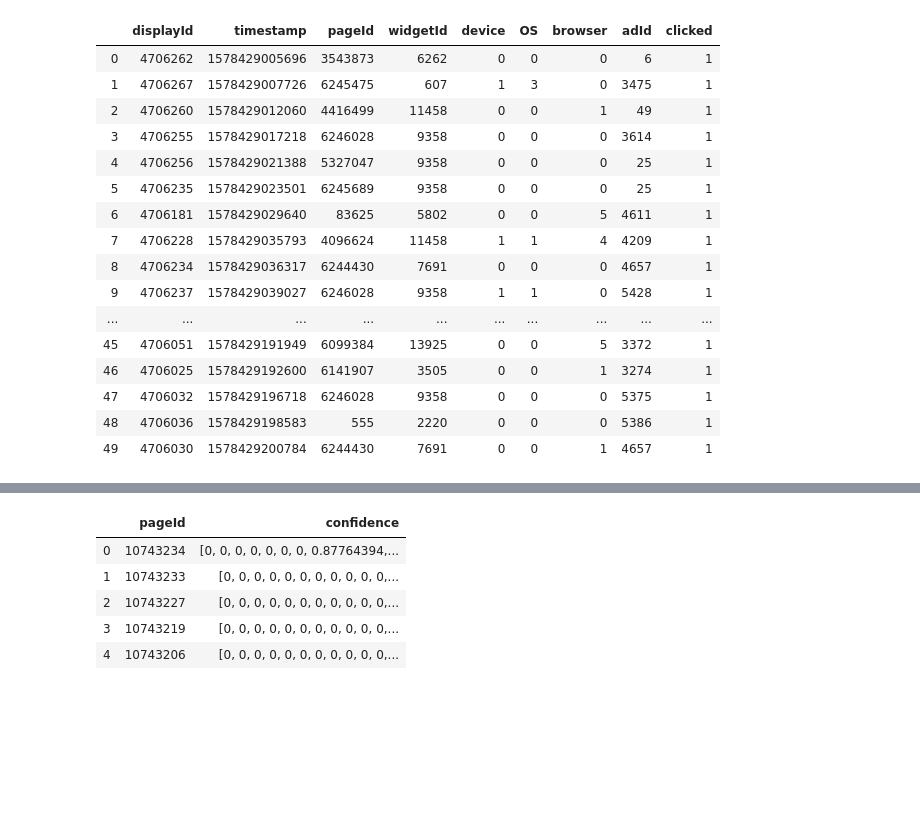
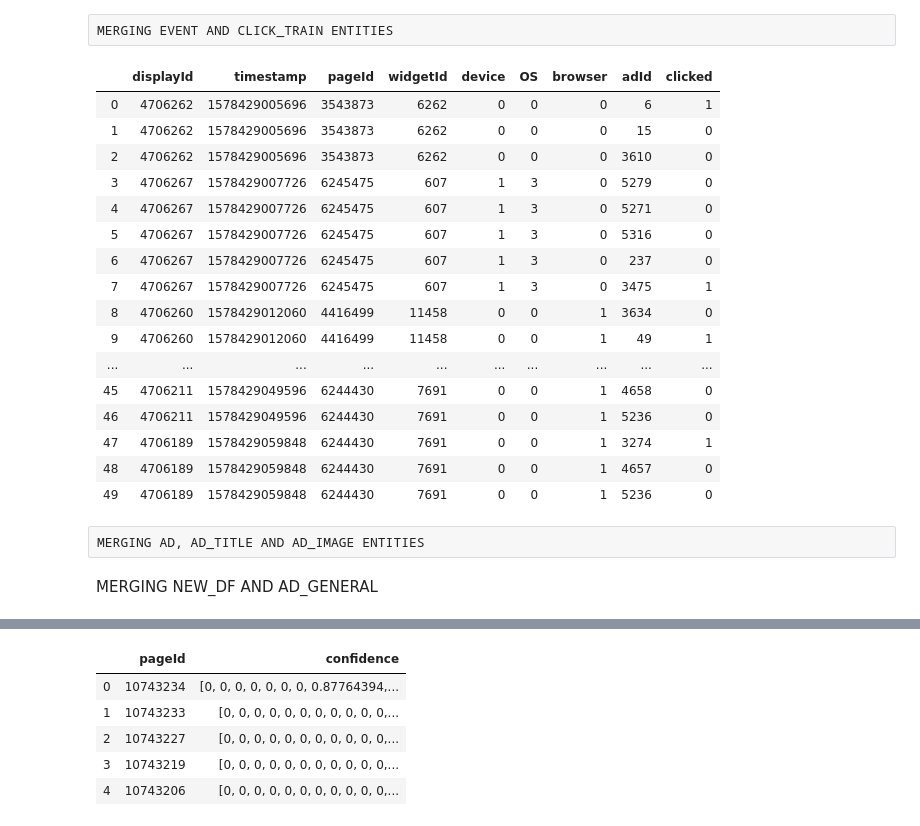
Before and after one commit to sajjad-yazdanparast/data-days, a Jupyter notebook: main.ipynb, the cells around one changed output, grey strips where cells are left out. Drawn from its saved outputs; the diff is of its cells as text; code cells hidden in the pictures; blank space fills up the shorter version.

```diff
--- a/main.ipynb
+++ b/main.ipynb
@@ -22,34 +22,43 @@ event.drop('userId',axis=1,inplace=True)
 page = pd.read_csv('/media/sajjad/New Volume/Dataset/datadays2020_contest_public_dataset/page.csv')
 # %%
 page_topic = pd.read_csv('/media/sajjad/New Volume/Dataset/datadays2020_contest_public_dataset/page_topic.csv')
+# %% [raw]
+MERGING EVENT AND CLICK_TRAIN ENTITIES
 # %%
-mindisplayId = event['displayId'].unique()[:1000]
+mindisplayId = event['displayId'].unique()[:5000]
 optimizer_list = []
 i = 0
 for id_ in mindisplayId :
-    z = pd.merge(event[event['displayId']==id_],click_train[(click_train['displayId']==id_) & (click_train['clicked']==1)])
+    z = pd.merge(event[event['displayId']==id_],click_train[(click_train['displayId']==id_)])
 
     size = len(z)
     for j in range(size):
         optimizer_list.append(z.iloc[j].values)
 
 new_df = pd.DataFrame(optimizer_list,columns=['displayId','timestamp','pageId','widgetId','device','OS','browser','adId','clicked',])
+new_df.to_csv('/media/sajjad/New Volume/Dataset/datadays2020_contest_public_dataset/new_df.csv')
+
+
+
+# new_df = pd.read_csv('/media/sajjad/New Volume/Dataset/datadays2020_contest_public_dataset/new_df.csv')
 new_df.head(50)
 # %% [output]
 |  | displayId | timestamp | pageId | widgetId | device | OS | browser | adId | clicked |
 | 0 | 4706262 | 1578429005696 | 3543873 | 6262 | 0 | 0 | 0 | 6 | 1 |
-| 1 | 4706267 | 1578429007726 | 6245475 | 607 | 1 | 3 | 0 | 3475 | 1 |
-| 2 | 4706260 | 1578429012060 | 4416499 | 11458 | 0 | 0 | 1 | 49 | 1 |
-| 3 | 4706255 | 1578429017218 | 6246028 | 9358 | 0 | 0 | 0 | 3614 | 1 |
-| 4 | 4706256 | 1578429021388 | 5327047 | 9358 | 0 | 0 | 0 | 25 | 1 |
-| 5 | 4706235 | 1578429023501 | 6245689 | 9358 | 0 | 0 | 0 | 25 | 1 |
-| 6 | 4706181 | 1578429029640 | 83625 | 5802 | 0 | 0 | 5 | 4611 | 1 |
-| 7 | 4706228 | 1578429035793 | 4096624 | 11458 | 1 | 1 | 4 | 4209 | 1 |
-| 8 | 4706234 | 1578429036317 | 6244430 | 7691 | 0 | 0 | 0 | 4657 | 1 |
-| 9 | 4706237 | 1578429039027 | 6246028 | 9358 | 1 | 1 | 0 | 5428 | 1 |
+| 1 | 4706262 | 1578429005696 | 3543873 | 6262 | 0 | 0 | 0 | 15 | 0 |
+| 2 | 4706262 | 1578429005696 | 3543873 | 6262 | 0 | 0 | 0 | 3610 | 0 |
+| 3 | 4706267 | 1578429007726 | 6245475 | 607 | 1 | 3 | 0 | 5279 | 0 |
+| 4 | 4706267 | 1578429007726 | 6245475 | 607 | 1 | 3 | 0 | 5271 | 0 |
+| 5 | 4706267 | 1578429007726 | 6245475 | 607 | 1 | 3 | 0 | 5316 | 0 |
+| 6 | 4706267 | 1578429007726 | 6245475 | 607 | 1 | 3 | 0 | 237 | 0 |
+| 7 | 4706267 | 1578429007726 | 6245475 | 607 | 1 | 3 | 0 | 3475 | 1 |
+| 8 | 4706260 | 1578429012060 | 4416499 | 11458 | 0 | 0 | 1 | 3634 | 0 |
+| 9 | 4706260 | 1578429012060 | 4416499 | 11458 | 0 | 0 | 1 | 49 | 1 |
 | ... | ... | ... | ... | ... | ... | ... | ... | ... | ... |
-| 45 | 4706051 | 1578429191949 | 6099384 | 13925 | 0 | 0 | 5 | 3372 | 1 |
-| 46 | 4706025 | 1578429192600 | 6141907 | 3505 | 0 | 0 | 1 | 3274 | 1 |
-| 47 | 4706032 | 1578429196718 | 6246028 | 9358 | 0 | 0 | 0 | 5375 | 1 |
-| 48 | 4706036 | 1578429198583 | 555 | 2220 | 0 | 0 | 0 | 5386 | 1 |
-| 49 | 4706030 | 1578429200784 | 6244430 | 7691 | 0 | 0 | 1 | 4657 | 1 |
+| 45 | 4706211 | 1578429049596 | 6244430 | 7691 | 0 | 0 | 1 | 4658 | 0 |
+| 46 | 4706211 | 1578429049596 | 6244430 | 7691 | 0 | 0 | 1 | 5236 | 0 |
+| 47 | 4706189 | 1578429059848 | 6244430 | 7691 | 0 | 0 | 1 | 3274 | 1 |
+| 48 | 4706189 | 1578429059848 | 6244430 | 7691 | 0 | 0 | 1 | 4657 | 0 |
+| 49 | 4706189 | 1578429059848 | 6244430 | 7691 | 0 | 0 | 1 | 5236 | 0 |
+# %% [raw]
+MERGING AD, AD_TITLE AND AD_IMAGE ENTITIES
@@ -55,0 +107,2 @@ new_df.head(50)
+# %% [markdown]
+MERGING NEW_DF AND AD_GENERAL
```
Also changed, not shown: parts of 19 cells of this notebook.
